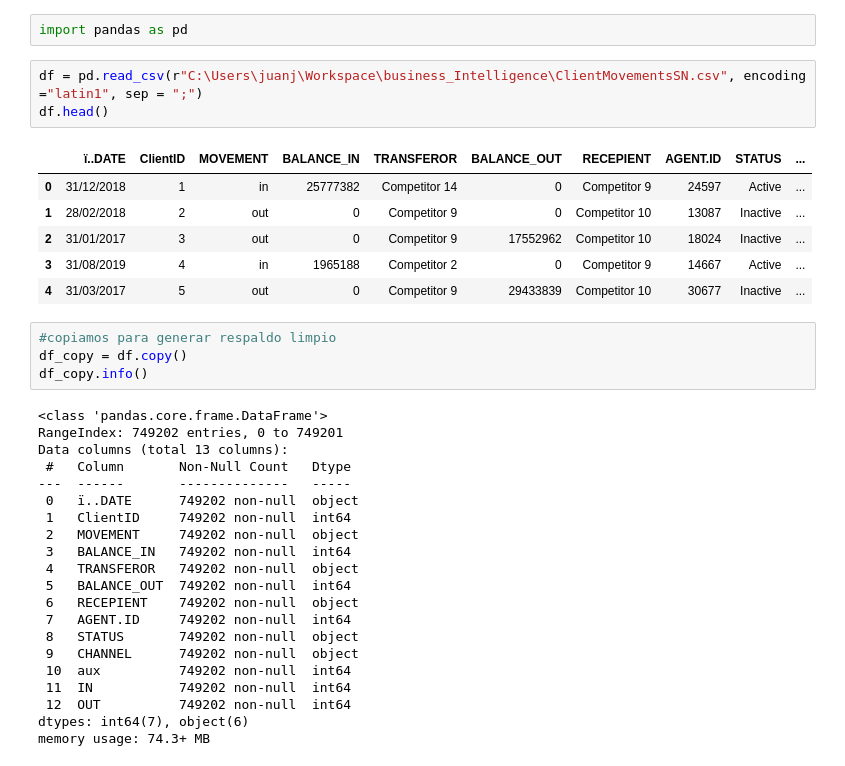
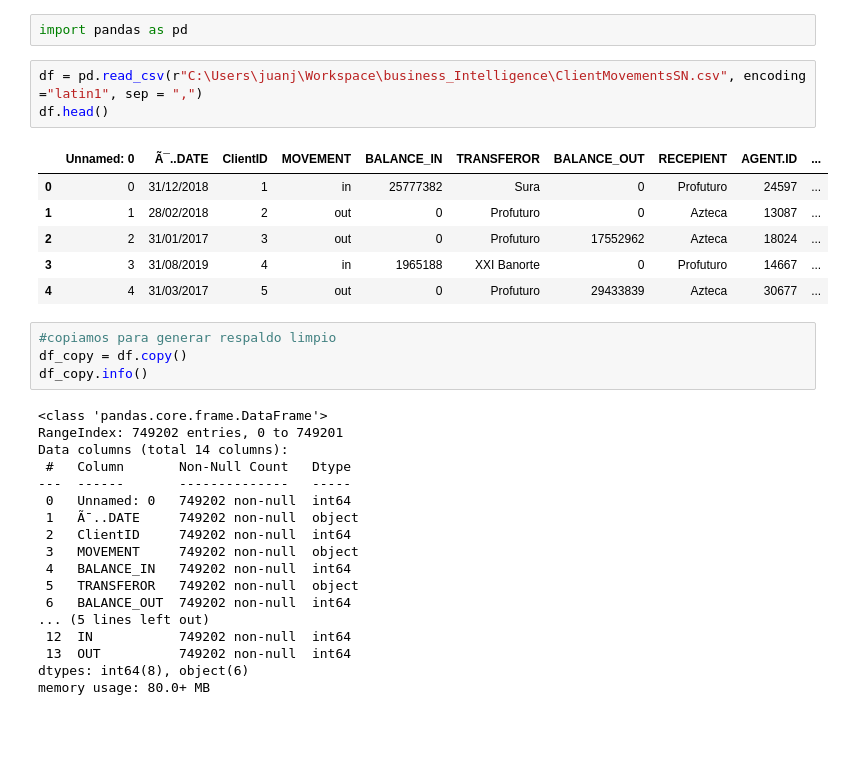
Before and after one commit to JuanJT117/business_Intelligence, a Jupyter notebook: Clase_1.ipynb, the cells around one changed output. Drawn from its saved outputs; the diff is of its cells as text; blank space fills up the shorter version.

```diff
--- a/Clase_1.ipynb
+++ b/Clase_1.ipynb
@@ -1,15 +1,15 @@
 # %%
 import pandas as pd
 # %%
-df = pd.read_csv(r"C:\Users\juanj\Workspace\business_Intelligence\ClientMovementsSN.csv", encoding ="latin1", sep = ";")
+df = pd.read_csv(r"C:\Users\juanj\Workspace\business_Intelligence\ClientMovementsSN.csv", encoding ="latin1", sep = ",")
 df.head()
 # %% [output]
-|  | ï..DATE | ClientID | MOVEMENT | BALANCE_IN | TRANSFEROR | BALANCE_OUT | RECEPIENT | AGENT.ID | STATUS | ... |
-| 0 | 31/12/2018 | 1 | in | 25777382 | Competitor 14 | 0 | Competitor 9 | 24597 | Active | ... |
-| 1 | 28/02/2018 | 2 | out | 0 | Competitor 9 | 0 | Competitor 10 | 13087 | Inactive | ... |
-| 2 | 31/01/2017 | 3 | out | 0 | Competitor 9 | 17552962 | Competitor 10 | 18024 | Inactive | ... |
-| 3 | 31/08/2019 | 4 | in | 1965188 | Competitor 2 | 0 | Competitor 9 | 14667 | Active | ... |
-| 4 | 31/03/2017 | 5 | out | 0 | Competitor 9 | 29433839 | Competitor 10 | 30677 | Inactive | ... |
+|  | Unnamed: 0 | Ã¯..DATE | ClientID | MOVEMENT | BALANCE_IN | TRANSFEROR | BALANCE_OUT | RECEPIENT | AGENT.ID | ... |
+| 0 | 0 | 31/12/2018 | 1 | in | 25777382 | Sura | 0 | Profuturo | 24597 | ... |
+| 1 | 1 | 28/02/2018 | 2 | out | 0 | Profuturo | 0 | Azteca | 13087 | ... |
+| 2 | 2 | 31/01/2017 | 3 | out | 0 | Profuturo | 17552962 | Azteca | 18024 | ... |
+| 3 | 3 | 31/08/2019 | 4 | in | 1965188 | XXI Banorte | 0 | Profuturo | 14667 | ... |
+| 4 | 4 | 31/03/2017 | 5 | out | 0 | Profuturo | 29433839 | Azteca | 30677 | ... |
 # %%
 #copiamos para generar respaldo limpio
 df_copy = df.copy()
@@ -17,21 +17,18 @@ df_copy.info()
 # %% [output]
 <class 'pandas.core.frame.DataFrame'>
 RangeIndex: 749202 entries, 0 to 749201
-Data columns (total 13 columns):
+Data columns (total 14 columns):
  #   Column       Non-Null Count   Dtype
 ---  ------       --------------   -----
- 0   ï..DATE      749202 non-null  object
- 1   ClientID     749202 non-null  int64
- 2   MOVEMENT     749202 non-null  object
- 3   BALANCE_IN   749202 non-null  int64
- 4   TRANSFEROR   749202 non-null  object
- 5   BALANCE_OUT  749202 non-null  int64
- 6   RECEPIENT    749202 non-null  object
- 7   AGENT.ID     749202 non-null  int64
- 8   STATUS       749202 non-null  object
- 9   CHANNEL      749202 non-null  object
- 10  aux          749202 non-null  int64
- 11  IN           749202 non-null  int64
- 12  OUT          749202 non-null  int64
-dtypes: int64(7), object(6)
-memory usage: 74.3+ MB
+ 0   Unnamed: 0   749202 non-null  int64
+ 1   Ã¯..DATE     749202 non-null  object
+ 2   ClientID     749202 non-null  int64
+ 3   MOVEMENT     749202 non-null  object
+ 4   BALANCE_IN   749202 non-null  int64
+ 5   TRANSFEROR   749202 non-null  object
+ 6   BALANCE_OUT  749202 non-null  int64
+... (5 lines left out)
+ 12  IN           749202 non-null  int64
+ 13  OUT          749202 non-null  int64
+dtypes: int64(8), object(6)
+memory usage: 80.0+ MB
```
Also changed, not shown: parts of 17 cells of this notebook, 3 other files.
